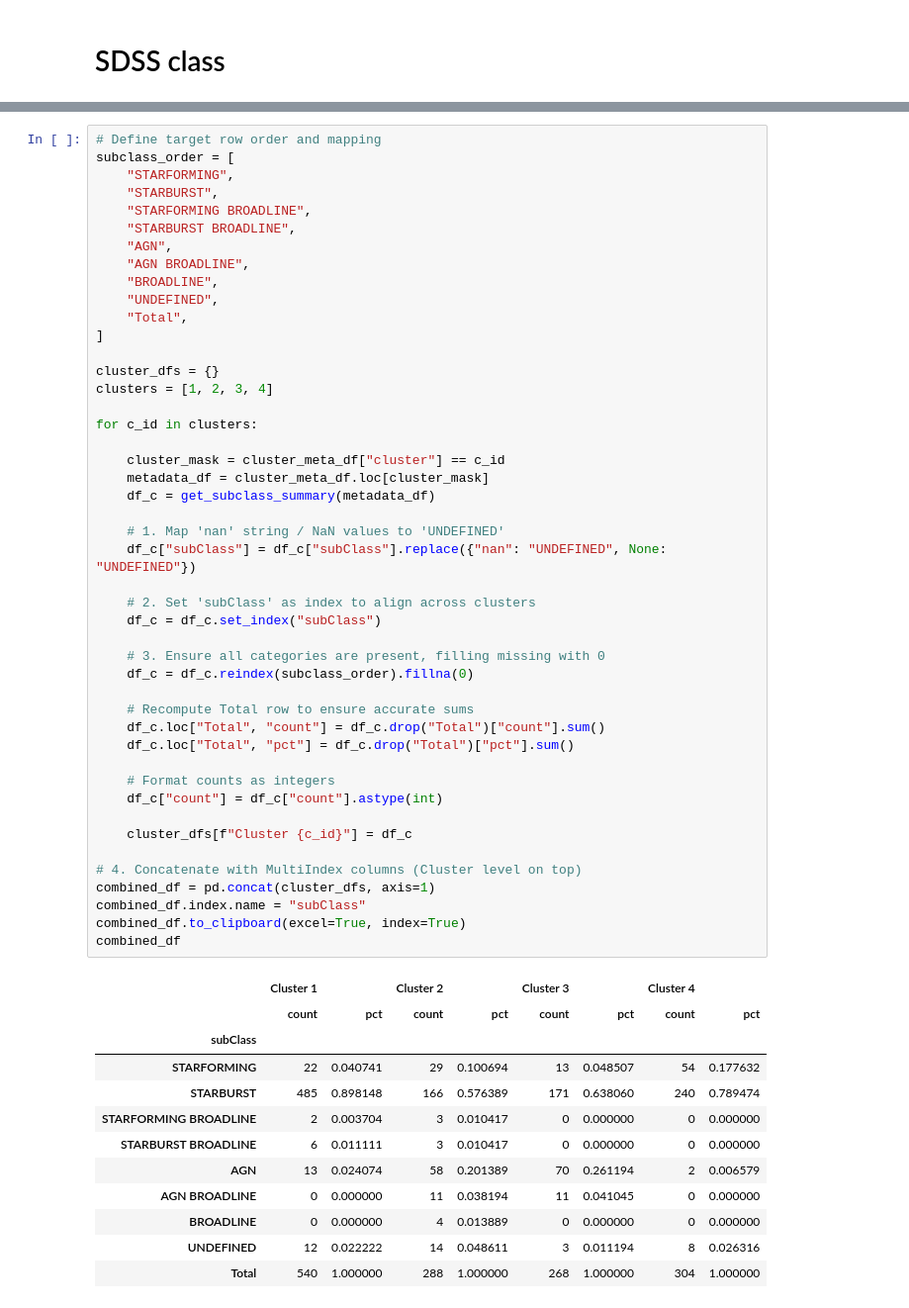
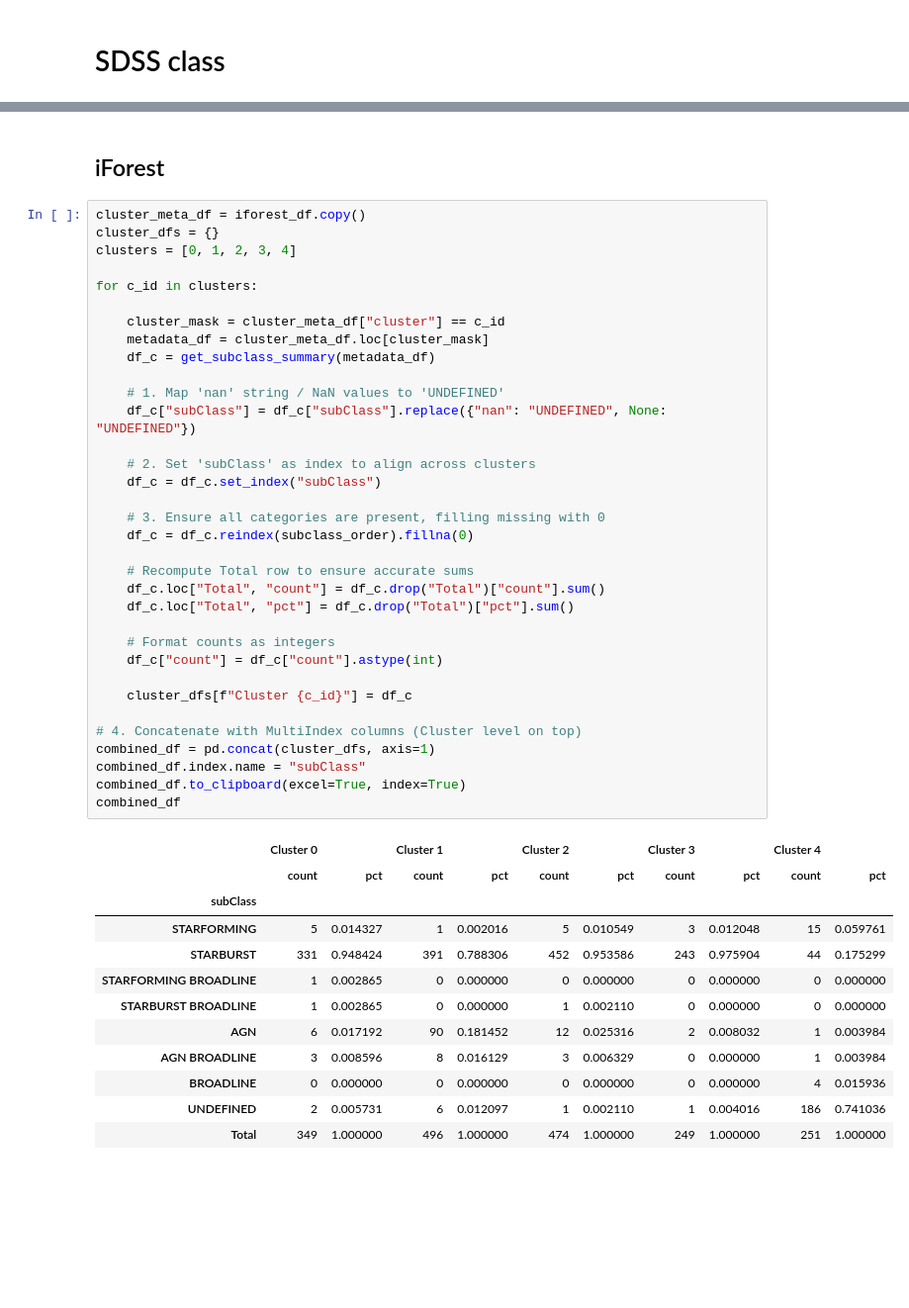
Before and after one commit to ed-ortizm/xai-astronomy, a Jupyter notebook: thesis/04_clustering_xai/07_adhoc_clustering.ipynb, the cells around one changed output, grey strips where cells are left out. Shown at 99% size. Cells and saved outputs as stored; diff of their text form; blank space fills up the shorter version.

```diff
--- a/thesis/04_clustering_xai/07_adhoc_clustering.ipynb
+++ b/thesis/04_clustering_xai/07_adhoc_clustering.ipynb
@@ -151,59 +269,49 @@ plt.show()
+# %% [markdown]
+## iForest
 # %%
-# Define target row order and mapping
-subclass_order = [
-    "STARFORMING",
-    "STARBURST",
-    "STARFORMING BROADLINE",
-    "STARBURST BROADLINE",
-    "AGN",
-    "AGN BROADLINE",
-    "BROADLINE",
-    "UNDEFINED",
-    "Total",
-]
-
+cluster_meta_df = iforest_df.copy()
 cluster_dfs = {}
-clusters = [1, 2, 3, 4]
+clusters = [0, 1, 2, 3, 4]
 
 for c_id in clusters:
 
     cluster_mask = cluster_meta_df["cluster"] == c_id
     metadata_df = cluster_meta_df.loc[cluster_mask]
     df_c = get_subclass_summary(metadata_df)
 
     # 1. Map 'nan' string / NaN values to 'UNDEFINED'
     df_c["subClass"] = df_c["subClass"].replace({"nan": "UNDEFINED", None: "UNDEFINED"})
 
     # 2. Set 'subClass' as index to align across clusters
     df_c = df_c.set_index("subClass")
 
     # 3. Ensure all categories are present, filling missing with 0
     df_c = df_c.reindex(subclass_order).fillna(0)
 
     # Recompute Total row to ensure accurate sums
     df_c.loc["Total", "count"] = df_c.drop("Total")["count"].sum()
     df_c.loc["Total", "pct"] = df_c.drop("Total")["pct"].sum()
 
     # Format counts as integers
     df_c["count"] = df_c["count"].astype(int)
 
     cluster_dfs[f"Cluster {c_id}"] = df_c
 
 # 4. Concatenate with MultiIndex columns (Cluster level on top)
 combined_df = pd.concat(cluster_dfs, axis=1)
 combined_df.index.name = "subClass"
 combined_df.to_clipboard(excel=True, index=True)
 combined_df
 # %% [output]
-|  | Cluster 1 |  | Cluster 2 |  | Cluster 3 |  | Cluster 4 |  |
-|  | count | pct | count | pct | count | pct | count | pct |
-| subClass |  |  |  |  |  |  |  |  |
-| STARFORMING | 22 | 0.040741 | 29 | 0.100694 | 13 | 0.048507 | 54 | 0.177632 |
-| STARBURST | 485 | 0.898148 | 166 | 0.576389 | 171 | 0.638060 | 240 | 0.789474 |
-| STARFORMING BROADLINE | 2 | 0.003704 | 3 | 0.010417 | 0 | 0.000000 | 0 | 0.000000 |
-| STARBURST BROADLINE | 6 | 0.011111 | 3 | 0.010417 | 0 | 0.000000 | 0 | 0.000000 |
-| AGN | 13 | 0.024074 | 58 | 0.201389 | 70 | 0.261194 | 2 | 0.006579 |
-| AGN BROADLINE | 0 | 0.000000 | 11 | 0.038194 | 11 | 0.041045 | 0 | 0.000000 |
-| BROADLINE | 0 | 0.000000 | 4 | 0.013889 | 0 | 0.000000 | 0 | 0.000000 |
-| UNDEFINED | 12 | 0.022222 | 14 | 0.048611 | 3 | 0.011194 | 8 | 0.026316 |
-| Total | 540 | 1.000000 | 288 | 1.000000 | 268 | 1.000000 | 304 | 1.000000 |
+|  | Cluster 0 |  | Cluster 1 |  | Cluster 2 |  | Cluster 3 |  | Cluster 4 |  |
+|  | count | pct | count | pct | count | pct | count | pct | count | pct |
+| subClass |  |  |  |  |  |  |  |  |  |  |
+| STARFORMING | 5 | 0.014327 | 1 | 0.002016 | 5 | 0.010549 | 3 | 0.012048 | 15 | 0.059761 |
+| STARBURST | 331 | 0.948424 | 391 | 0.788306 | 452 | 0.953586 | 243 | 0.975904 | 44 | 0.175299 |
+| STARFORMING BROADLINE | 1 | 0.002865 | 0 | 0.000000 | 0 | 0.000000 | 0 | 0.000000 | 0 | 0.000000 |
+| STARBURST BROADLINE | 1 | 0.002865 | 0 | 0.000000 | 1 | 0.002110 | 0 | 0.000000 | 0 | 0.000000 |
+| AGN | 6 | 0.017192 | 90 | 0.181452 | 12 | 0.025316 | 2 | 0.008032 | 1 | 0.003984 |
+| AGN BROADLINE | 3 | 0.008596 | 8 | 0.016129 | 3 | 0.006329 | 0 | 0.000000 | 1 | 0.003984 |
+| BROADLINE | 0 | 0.000000 | 0 | 0.000000 | 0 | 0.000000 | 0 | 0.000000 | 4 | 0.015936 |
+| UNDEFINED | 2 | 0.005731 | 6 | 0.012097 | 1 | 0.002110 | 1 | 0.004016 | 186 | 0.741036 |
+| Total | 349 | 1.000000 | 496 | 1.000000 | 474 | 1.000000 | 249 | 1.000000 | 251 | 1.000000 |
```
Also changed, not shown: parts of 7 cells of this notebook, 2 other files.
